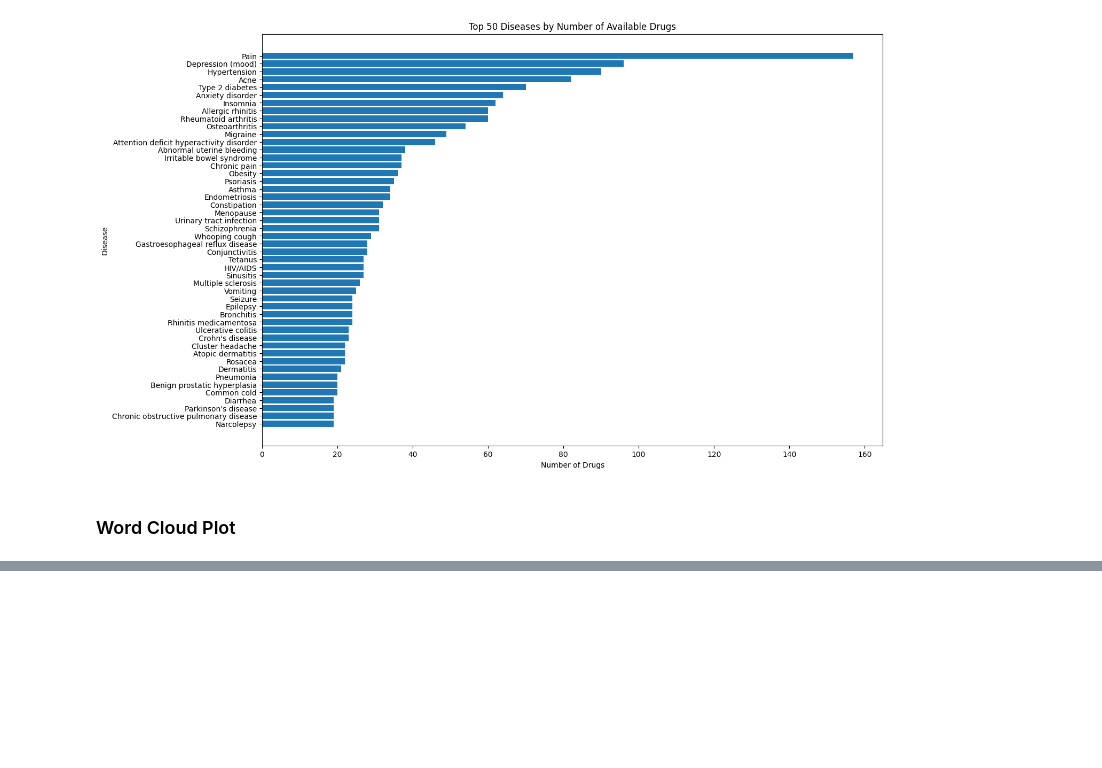
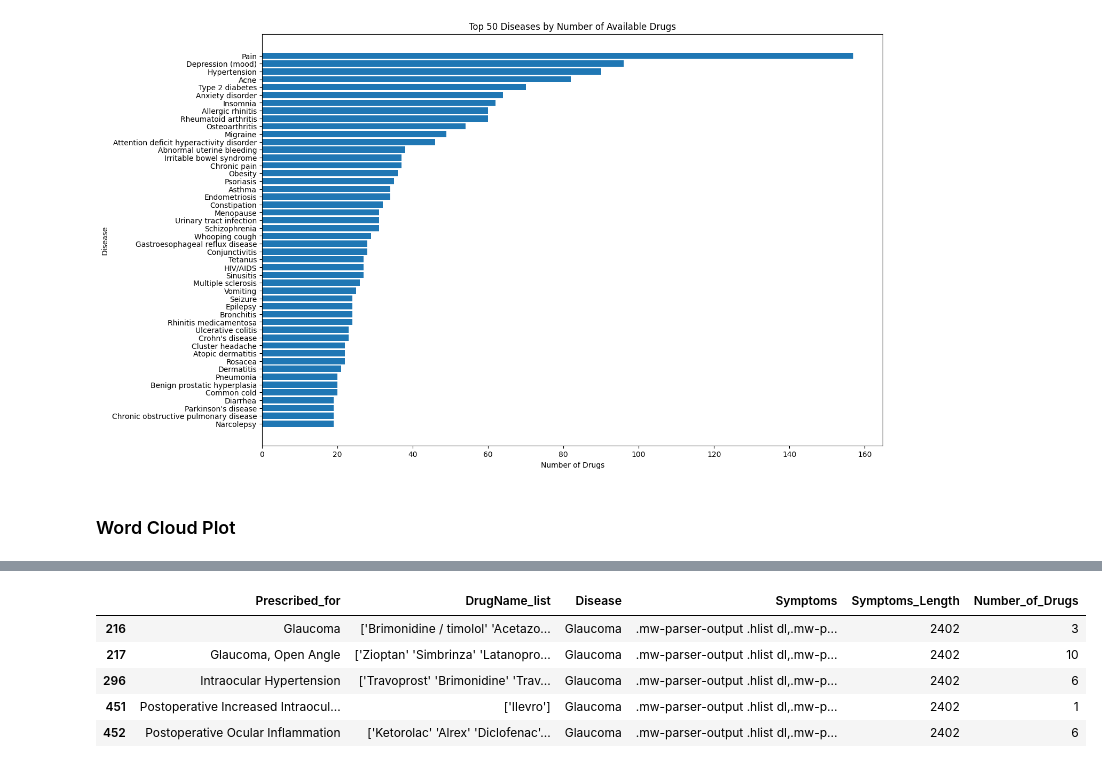
Before and after one commit to shobanasiranjeevilu/Healthcare_LLM, a Jupyter notebook: data_analysis/exploratory_data_analysis.ipynb, the cells around one changed output, grey strips where cells are left out. Cells and saved outputs as stored; diff of their text form; code cells hidden in the pictures; blank space fills up the shorter version.

```diff
--- a/data_analysis/exploratory_data_analysis.ipynb
+++ b/data_analysis/exploratory_data_analysis.ipynb
@@ -187,0 +195,12 @@ True
+# %%
+# Search for "hlist" in the Preprocessed_Symptoms column (as the symptoms was not scrapped properly)
+search_result = df_data[df_data['Symptoms'].str.contains('hlist', case=False, na=False)]
+
+search_result
+# %% [output]
+|  | Prescribed_for | DrugName_list | Disease | Symptoms | Symptoms_Length | Number_of_Drugs |
+| 216 | Glaucoma | ['Brimonidine / timolol' 'Acetazo... | Glaucoma | .mw-parser-output .hlist dl,.mw-p... | 2402 | 3 |
+| 217 | Glaucoma, Open Angle | ['Zioptan' 'Simbrinza' 'Latanopro... | Glaucoma | .mw-parser-output .hlist dl,.mw-p... | 2402 | 10 |
+| 296 | Intraocular Hypertension | ['Travoprost' 'Brimonidine' 'Trav... | Glaucoma | .mw-parser-output .hlist dl,.mw-p... | 2402 | 6 |
+| 451 | Postoperative Increased Intraocul... | ['Ilevro'] | Glaucoma | .mw-parser-output .hlist dl,.mw-p... | 2402 | 1 |
+| 452 | Postoperative Ocular Inflammation | ['Ketorolac' 'Alrex' 'Diclofenac'... | Glaucoma | .mw-parser-output .hlist dl,.mw-p... | 2402 | 6 |
```
Also changed, not shown: parts of 10 cells of this notebook, 1 other file.
